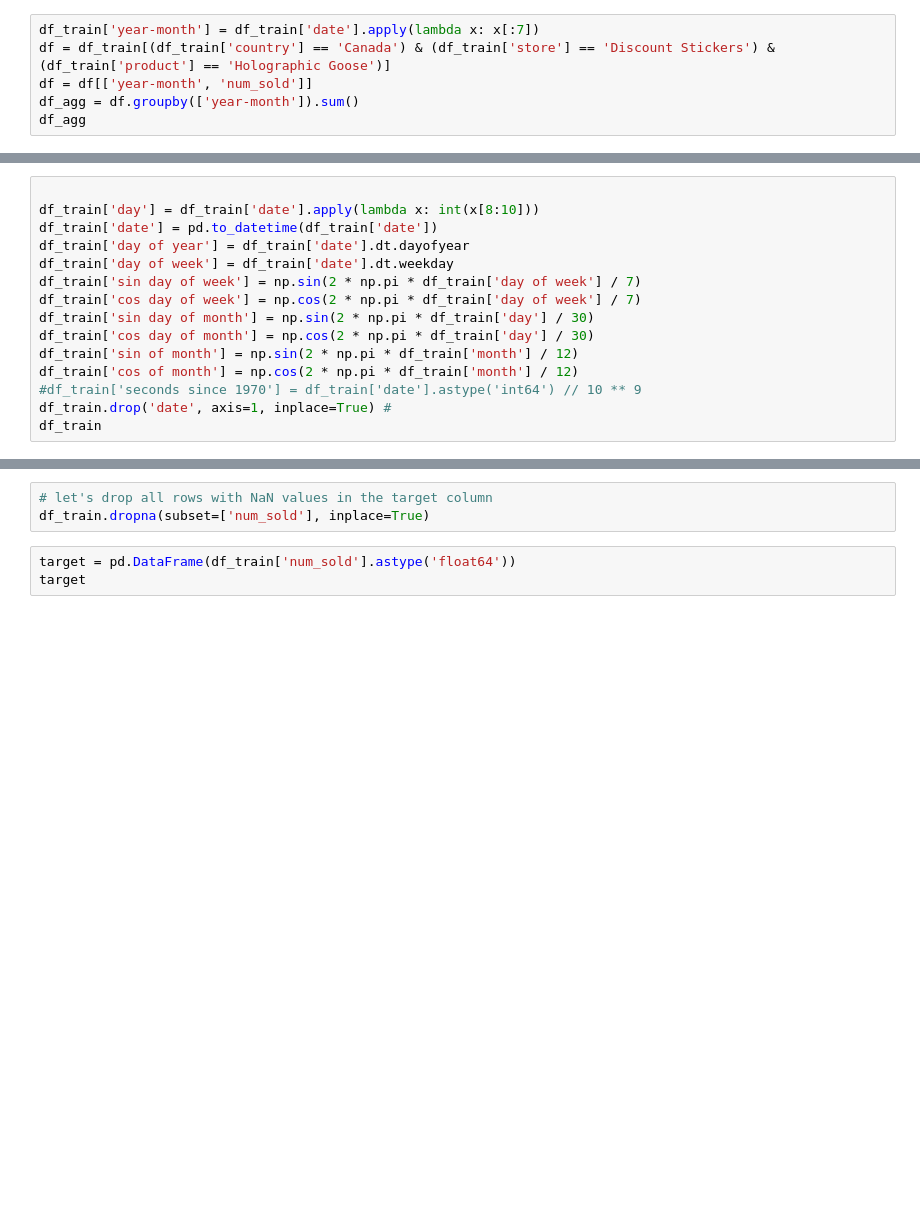
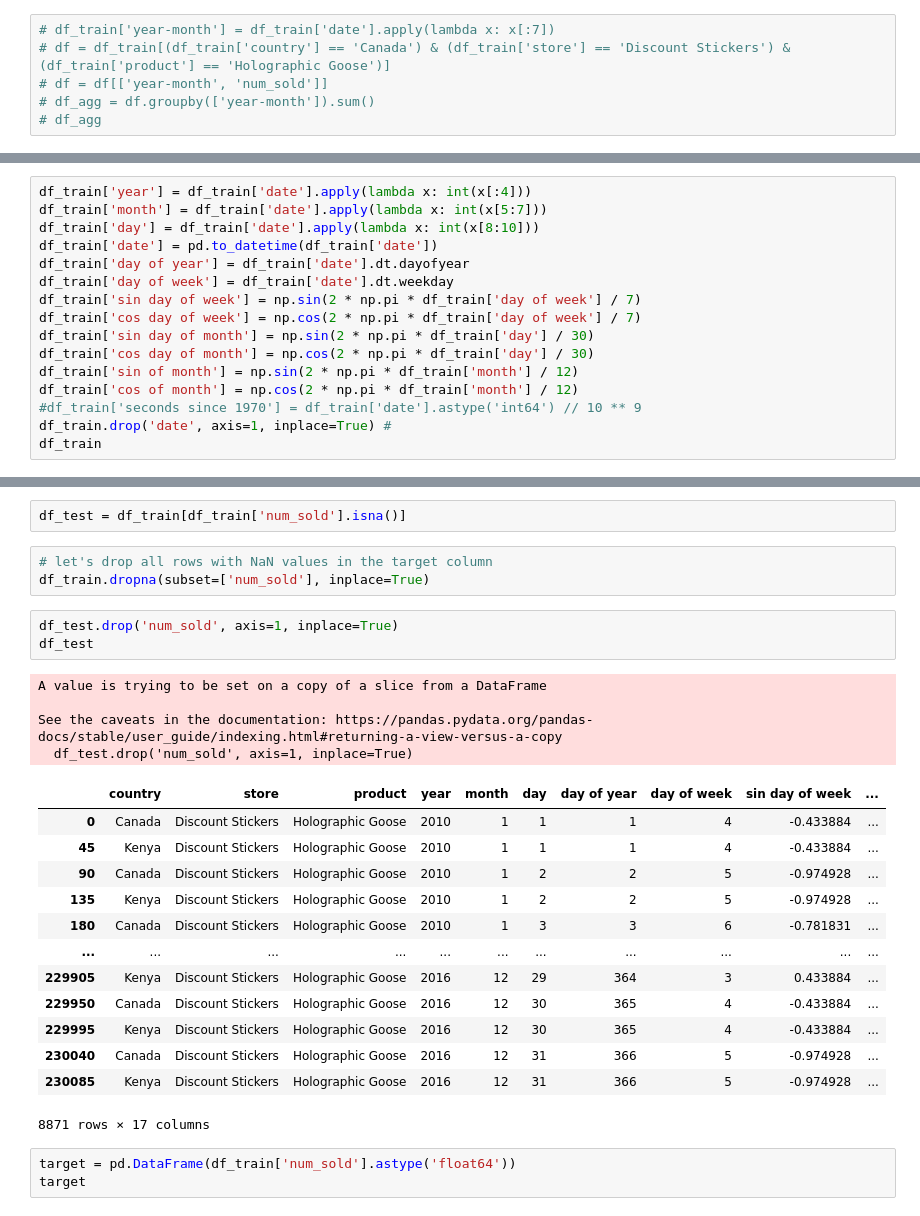
Before and after one commit to davidmiheev/ml, a Jupyter notebook: playground-s5e1/playground-s5e1.ipynb, the cells around one changed output, grey strips where cells are left out. Saved outputs shown, nothing was run; the diff lists cells and outputs as text; blank space fills up the shorter version.

```diff
--- a/playground-s5e1/playground-s5e1.ipynb
+++ b/playground-s5e1/playground-s5e1.ipynb
@@ -60,8 +60,8 @@ product     230130
 num_sold    221259
 dtype: int64
 # %%
-df_train['year-month'] = df_train['date'].apply(lambda x: x[:7])
-df = df_train[(df_train['country'] == 'Canada') & (df_train['store'] == 'Discount Stickers') & (df_train['product'] == 'Holographic Goose')]
-df = df[['year-month', 'num_sold']]
-df_agg = df.groupby(['year-month']).sum()
-df_agg
+# df_train['year-month'] = df_train['date'].apply(lambda x: x[:7])
+# df = df_train[(df_train['country'] == 'Canada') & (df_train['store'] == 'Discount Stickers') & (df_train['product'] == 'Holographic Goose')]
+# df = df[['year-month', 'num_sold']]
+# df_agg = df.groupby(['year-month']).sum()
+# df_agg
@@ -100,5 +82,6 @@ ValueError: Could not interpret value `total_sold` for `y`. An entry with this n
 # %%
-
+df_train['year'] = df_train['date'].apply(lambda x: int(x[:4]))
+df_train['month'] = df_train['date'].apply(lambda x: int(x[5:7]))
 df_train['day'] = df_train['date'].apply(lambda x: int(x[8:10]))
 df_train['date'] = pd.to_datetime(df_train['date'])
 df_train['day of year'] = df_train['date'].dt.dayofyear
@@ -129,6 +153,29 @@ df_train
+# %%
+df_test = df_train[df_train['num_sold'].isna()]
 # %%
 # let's drop all rows with NaN values in the target column
 df_train.dropna(subset=['num_sold'], inplace=True)
+# %%
+df_test.drop('num_sold', axis=1, inplace=True)
+df_test
+# %% [output]
+A value is trying to be set on a copy of a slice from a DataFrame
+
+See the caveats in the documentation: https://pandas.pydata.org/pandas-docs/stable/user_guide/indexing.html#returning-a-view-versus-a-copy
+  df_test.drop('num_sold', axis=1, inplace=True)
+|  | country | store | product | year | month | day | day of year | day of week | sin day of week | ... |
+| 0 | Canada | Discount Stickers | Holographic Goose | 2010 | 1 | 1 | 1 | 4 | -0.433884 | ... |
+| 45 | Kenya | Discount Stickers | Holographic Goose | 2010 | 1 | 1 | 1 | 4 | -0.433884 | ... |
+| 90 | Canada | Discount Stickers | Holographic Goose | 2010 | 1 | 2 | 2 | 5 | -0.974928 | ... |
+| 135 | Kenya | Discount Stickers | Holographic Goose | 2010 | 1 | 2 | 2 | 5 | -0.974928 | ... |
+| 180 | Canada | Discount Stickers | Holographic Goose | 2010 | 1 | 3 | 3 | 6 | -0.781831 | ... |
+| ... | ... | ... | ... | ... | ... | ... | ... | ... | ... | ... |
+| 229905 | Kenya | Discount Stickers | Holographic Goose | 2016 | 12 | 29 | 364 | 3 | 0.433884 | ... |
+| 229950 | Canada | Discount Stickers | Holographic Goose | 2016 | 12 | 30 | 365 | 4 | -0.433884 | ... |
+| 229995 | Kenya | Discount Stickers | Holographic Goose | 2016 | 12 | 30 | 365 | 4 | -0.433884 | ... |
+| 230040 | Canada | Discount Stickers | Holographic Goose | 2016 | 12 | 31 | 366 | 5 | -0.974928 | ... |
+| 230085 | Kenya | Discount Stickers | Holographic Goose | 2016 | 12 | 31 | 366 | 5 | -0.974928 | ... |
+8871 rows × 17 columns
 # %%
 target = pd.DataFrame(df_train['num_sold'].astype('float64'))
 target
```
Also changed, not shown: parts of 30 cells of this notebook, 9 other files.
